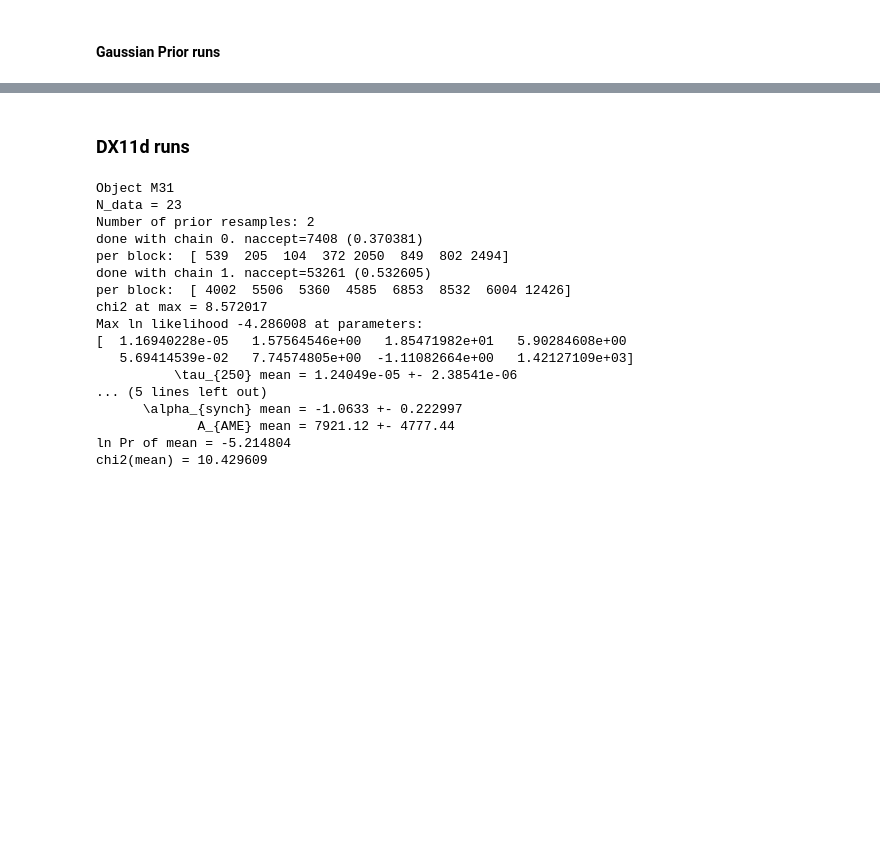
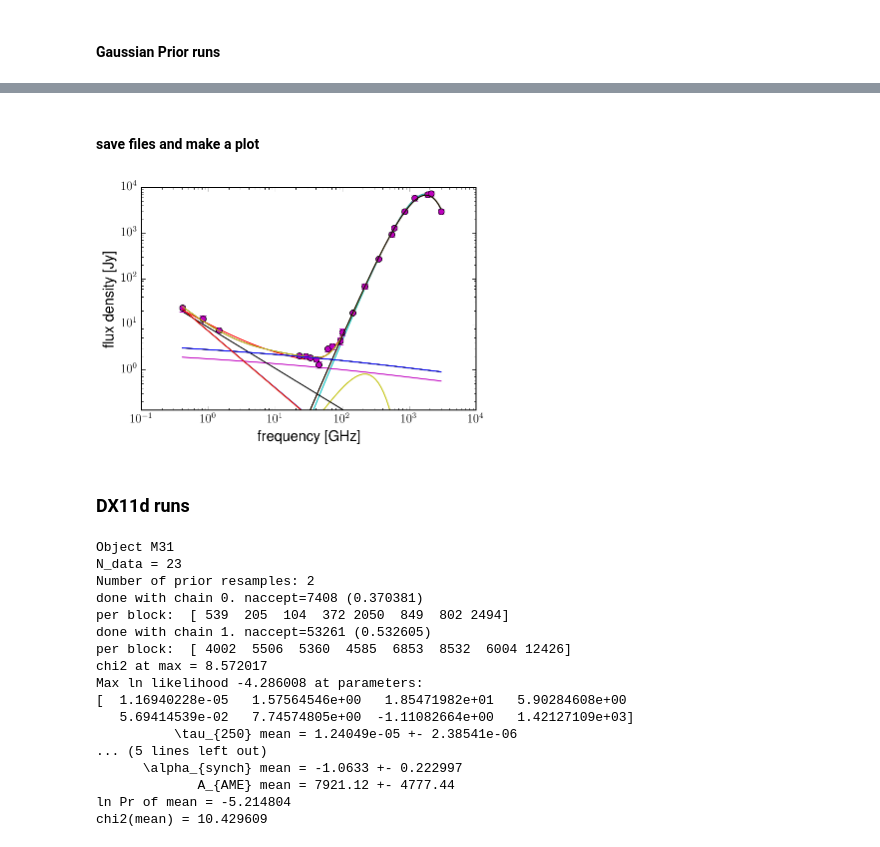
Before and after one commit to defjaf/MCMC, a Jupyter notebook: submmSED/M31_MCMC_Mar2015.ipynb, the cells around one changed output, grey strips where cells are left out. Cells and saved outputs as stored; diff of their text form; code cells hidden in the pictures; blank space fills up the shorter version.

```diff
--- a/submmSED/M31_MCMC_Mar2015.ipynb
+++ b/submmSED/M31_MCMC_Mar2015.ipynb
@@ -107,3 +122,22 @@ mcmc_dx9d_p1e6= ret_dx9d_p1e6[0][1]
+# %% [markdown]
+#### save files and make a plot
+# %%
+%matplotlib inline
+reload(m31m); reload(m31d)
+import numpy as np
+np.savetxt("MCMC_dx9d_1.dat", mcmc_dx9d_1.samples, header='\t'.join(mcmc_dx9d_1.texNames))
+m31m.M31model(*mcmc_dx9d_1.mean()).plot(mcmc_dx9d_1.data[0], wavelength=False, logplot=True, components=True, textfile="MCMC_model_dx9d_1.dat")
+
+np.savetxt("MCMC_dx9d_p.dat", mcmc_dx9d_p.samples, header='\t'.join(mcmc_dx9d_p.texNames))
+m31m.M31model(*mcmc_dx9d_p.mean()).plot(mcmc_dx9d_p.data[0], wavelength=False, logplot=True, components=True, textfile="MCMC_model_dx9d_p.dat")
+
+np.savetxt("MCMC_dx9d_1e6.dat", mcmc_dx9d_1e6.samples, header='\t'.join(mcmc_dx9d_1e6.texNames))
+m31m.M31model(*mcmc_dx9d_1e6.mean()).plot(mcmc_dx9d_1e6.data[0], wavelength=False, logplot=True, components=True, textfile="MCMC_model_dx9d_1e6.dat")
+
+np.savetxt("MCMC_dx9d_p1e6.dat", mcmc_dx9d_p1e6.samples, header='\t'.join(mcmc_dx9d_p1e6.texNames))
+m31m.M31model(*mcmc_dx9d_p1e6.mean()).plot(mcmc_dx9d_p1e6.data[0], wavelength=False, logplot=True, components=True, textfile="MCMC_model_dx9d_p1e6.dat")
+# %% [output]
+[figure, added]
 # %% [markdown]
 ### DX11d runs
 # %%
```
Also changed, not shown: parts of 3 cells of this notebook.
